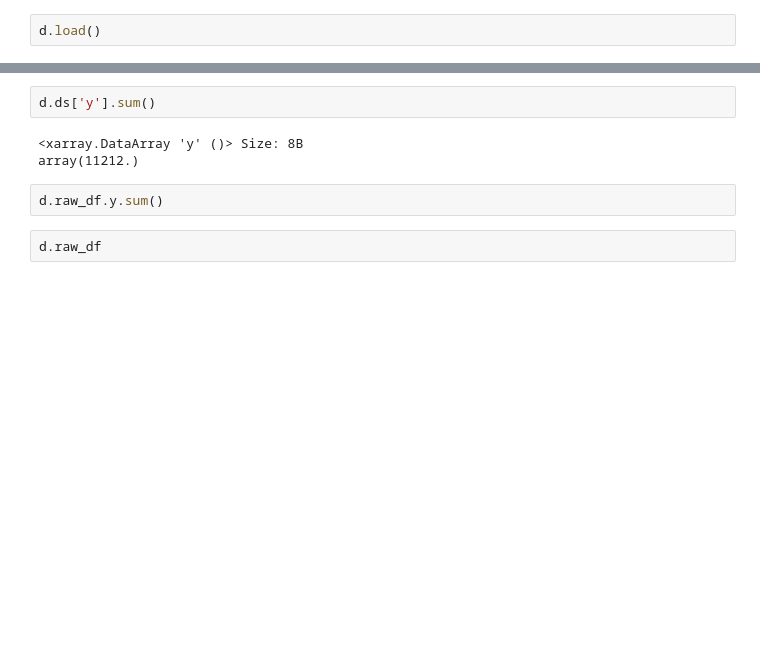
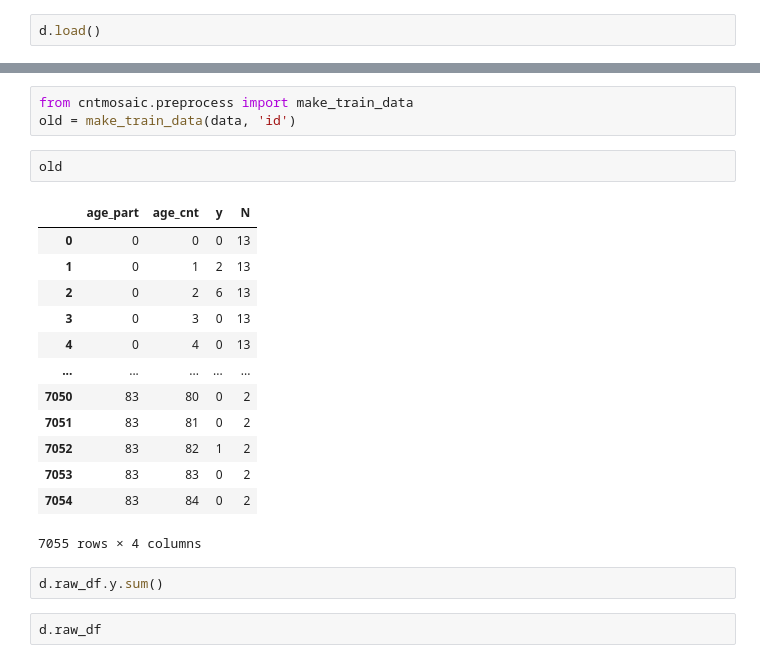
Before and after one commit to ShozenD/cntmosaic, a Jupyter notebook: cntmosaic/tutorial/germany.ipynb, the cells around one changed output, grey strips where cells are left out. Cells and saved outputs as stored; diff of their text form; blank space fills up the shorter version.

```diff
--- a/cntmosaic/tutorial/germany.ipynb
+++ b/cntmosaic/tutorial/germany.ipynb
@@ -26,8 +101,22 @@ d.raw_df.dropna().y.sum()
+# %%
+from cntmosaic.preprocess import make_train_data
+old = make_train_data(data, 'id')
 # %%
-d.ds['y'].sum()
+old
 # %% [output]
+|  | age_part | age_cnt | y | N |
+| 0 | 0 | 0 | 0 | 13 |
+| 1 | 0 | 1 | 2 | 13 |
+| 2 | 0 | 2 | 6 | 13 |
+| 3 | 0 | 3 | 0 | 13 |
+| 4 | 0 | 4 | 0 | 13 |
+| ... | ... | ... | ... | ... |
+| 7050 | 83 | 80 | 0 | 2 |
+| 7051 | 83 | 81 | 0 | 2 |
+| 7052 | 83 | 82 | 1 | 2 |
+| 7053 | 83 | 83 | 0 | 2 |
+| 7054 | 83 | 84 | 0 | 2 |
-<xarray.DataArray 'y' ()> Size: 8B
-array(11212.)
+7055 rows × 4 columns
 # %%
 d.raw_df.y.sum()
 # %%
```
Also changed, not shown: parts of 12 cells of this notebook, 10 other files.
